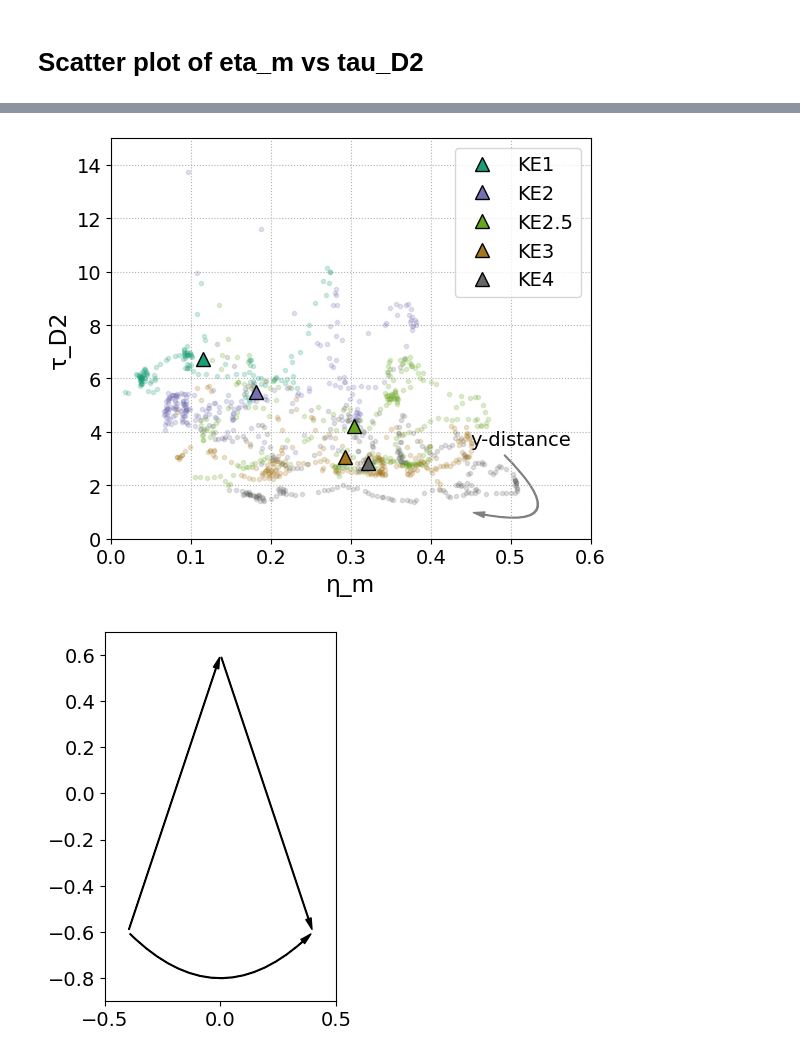
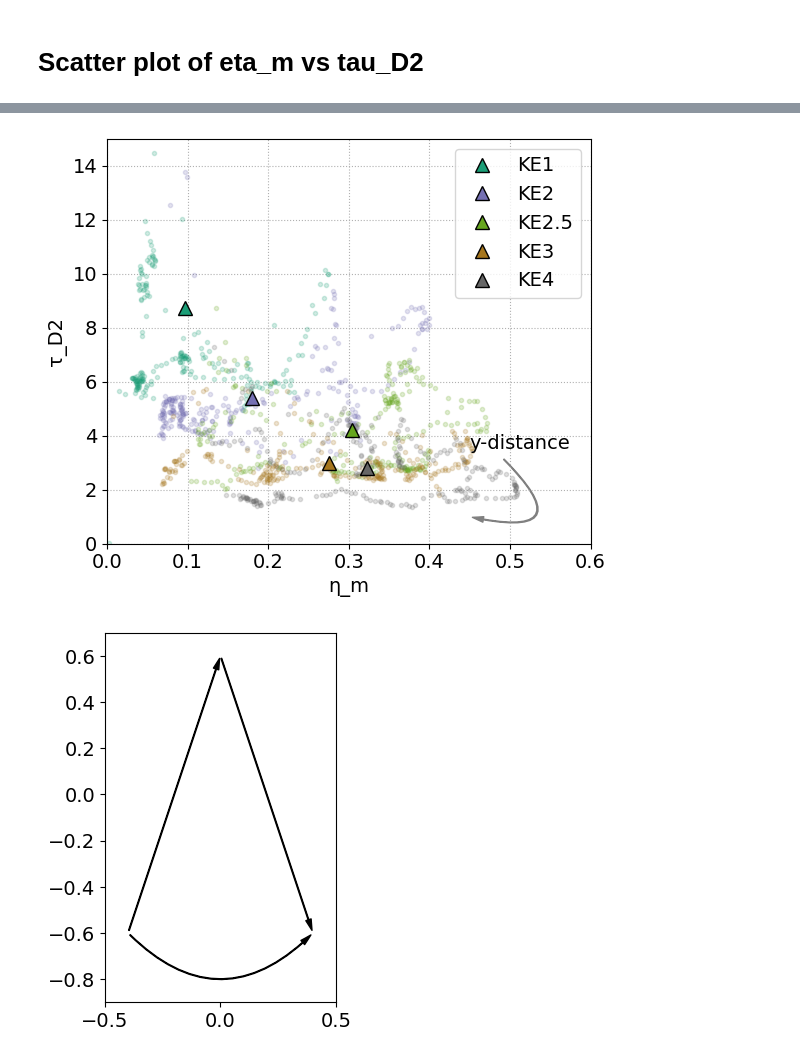
Before and after one commit to mrayson/incoherentitide, a Jupyter notebook: NOTEBOOKS/inspect_pk2015_ROMS_nonstat_itide.ipynb, the cells around one changed output, grey strips where cells are left out. Saved outputs shown, nothing was run; the diff lists cells and outputs as text; code cells hidden in the pictures.

```diff
--- a/NOTEBOOKS/inspect_pk2015_ROMS_nonstat_itide.ipynb
+++ b/NOTEBOOKS/inspect_pk2015_ROMS_nonstat_itide.ipynb
@@ -25,7 +25,7 @@ import nonstat_itides_jax as nsjax
 import nonstat_itides as nsit
 # %%
 plt.rcParams['font.size']=14
-plt.rcParams['axes.labelsize']='large'
+plt.rcParams['axes.labelsize']='medium'
 plt.rcParams['pcolor.shading']='auto'
 # %%
 limits = {
@@ -230,38 +262,2 @@ plt.savefig('../FIGURES/PK2015_mesoscalelength_vs_itide_params.png', dpi=150)
 # %% [markdown]
 # Scatter plot of eta_m vs tau_D2
-# %%
-# covfunc = nsjax.itide_D2_meso_gammaexp
-cmap = plt.colormaps.get_cmap('Dark2')
-colors = [cmap(ii) for ii in np.linspace(0,1,5)]
-
-plt.figure(figsize=(10,5))
-ax=plt.subplot(121)
-covfunc = nsjax.itide_D2_meso_gammaexp_fixed
-
-for cc, scenario in zip(colors, scenarios):
-    output_nc = '../DATA/ROMS/{}_params_{}_v2.nc'.format(scenario,covfunc.__name__)
-    ds = xr.open_dataset(output_nc)
-
-    plt.plot(ds['data'][:,0], ds['data'][:,4],'.',c=cc)
-
-paramnames = ds['data'].attrs['parameter names']
-ax.set_ylabel(paramnames[4])
-ax.set_xlabel(paramnames[0])
-plt.grid(True, ls=':')
-
-ax=plt.subplot(122)
-covfunc = nsjax.itide_D2_meso_gammaexp
-
-for cc, scenario in zip(colors, scenarios):
-    output_nc = '../DATA/ROMS/{}_params_{}_v2.nc'.format(scenario,covfunc.__name__)
-    ds = xr.open_dataset(output_nc)
-
-    plt.plot(ds['data'][:,0], ds['data'][:,4],'.',c=cc)
-
-paramnames = ds['data'].attrs['parameter names']
-ax.set_ylabel(paramnames[4])
-ax.set_xlabel(paramnames[0])
-plt.legend(scenarios)
-plt.grid(True, ls=':')
-plt.tight_layout()
-# plt.savefig('../FIGURES/PK2015_etam_vs_tauD2.png', dpi=150)
@@ -277,44 +307,44 @@ covfunc = nsjax.itide_D2_meso_gammaexp
 
 # Add the mean value
 for cc, scenario in zip(colors, scenarios):
-    output_nc = '../DATA/ROMS/{}_params_{}_v2.nc'.format(scenario,covfunc.__name__)
+    output_nc = '../DATA/ROMS/{}_params_{}_{}_v2.nc'.format(scenario,covfunc.__name__, varname)
     ds = xr.open_dataset(output_nc)
 
     plt.plot(ds['data'][:,0].mean(), ds['data'][:,4].mean(),'^',c=cc, ms=10, zorder=1e6, markeredgecolor='k' )
 plt.legend(scenario_names)
 
 for cc, scenario in zip(colors, scenarios):
-    output_nc = '../DATA/ROMS/{}_params_{}_v2.nc'.format(scenario,covfunc.__name__)
+    output_nc = '../DATA/ROMS/{}_params_{}_{}_v2.nc'.format(scenario,covfunc.__name__, varname)
     ds = xr.open_dataset(output_nc)
 
     plt.plot(ds['data'][:,0], ds['data'][:,4],'.',c=cc, alpha=0.2)
 
 paramnames = ds['data'].attrs['parameter names']
 ax.set_ylabel(paramnames[4])
 ax.set_xlabel(paramnames[0])
 # ax.set_ylim(limits['τ_D2'])
 ax.set_xlim(limits['η_m'])
 ax.set_ylim(0, 15)
 
 plt.grid(True, ls=':')
 
 # ax.annotate('distance', xy=(0.53, 1.8), xytext=(0.39, 4),
 #             arrowprops=dict(facecolor='0.5', shrink=0.05),
 #             )
 # ax.annotate('', xy=(0.45, 1), xytext=(0.53, 1.8),
 #             arrowprops=dict(facecolor='0.5', shrink=0.05),
 #             )
 
 style = "Simple, tail_width=0.5, head_width=4, head_length=8"
 kw = dict(arrowstyle=style, color="0.5")
 a3 = FancyArrowPatch((0.49, 3.2), (0.45, 1),
                              connectionstyle="arc3,rad=-1.7", **kw )
 plt.gca().add_patch(a3)
 plt.text(0.45, 3.5, 'y-distance')
 plt.tight_layout()
 plt.savefig('../FIGURES/PK2015_tauD2_vs_etam_v2.png', dpi=150)
 # %% [output]
-[figure, old version]
+[figure, new version]
 # %%
 import matplotlib.pyplot as plt
 import matplotlib.patches as patches
```
Also changed, not shown: parts of 13 cells of this notebook, 8 other files.
